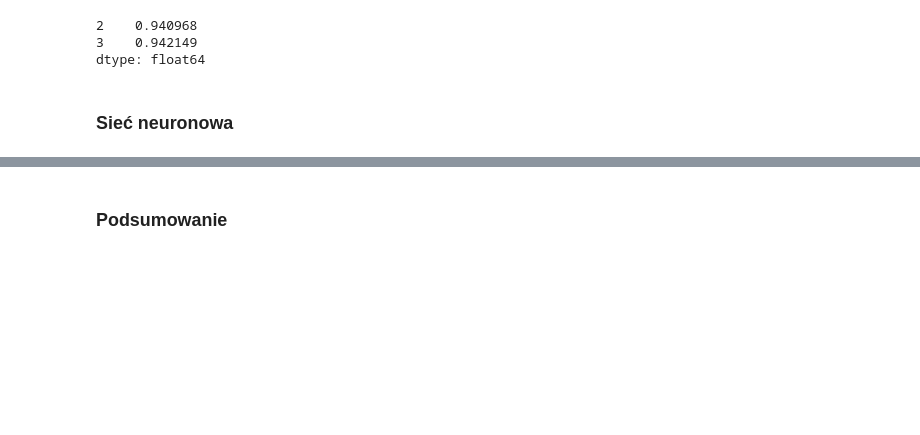
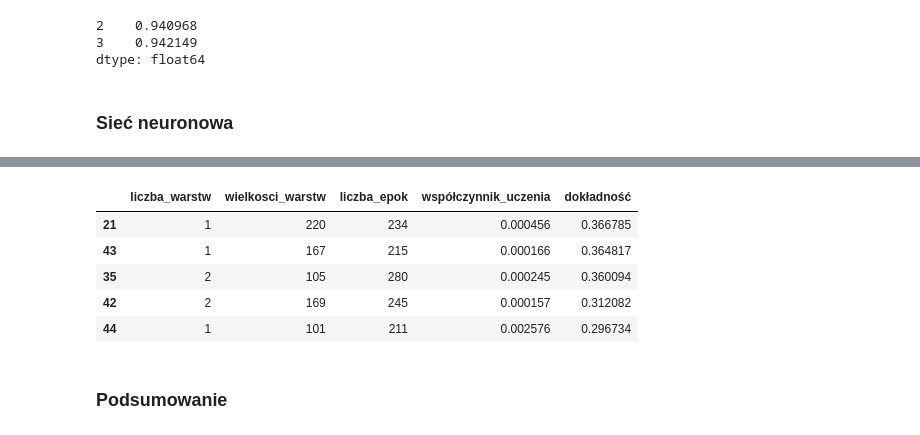
Before and after one commit to KacperUrban/Machine-learning-course, a Jupyter notebook: notebooks/Projekt_nr_4.ipynb, the cells around one changed output, grey strips where cells are left out. Saved outputs shown, nothing was run; the diff lists cells and outputs as text; code cells hidden in the pictures; blank space fills up the shorter version.

```diff
--- a/notebooks/Projekt_nr_4.ipynb
+++ b/notebooks/Projekt_nr_4.ipynb
@@ -1561,0 +1581,32 @@ def test_clf(model, dataloader, criterion):
+# %%
+errors_table = {
+        "liczba_warstw" : [],
+        "wielkosci_warstw" : [],
+        "liczba_epok" : [],
+        "współczynnik_uczenia": [],
+        "dokładność": []
+}
+def objective(trial):
+    params = {
+        "liczba_warstw" : trial.suggest_int("liczba_warstw", low=1, high=10),
+        "wielkosci_warstw" : trial.suggest_int("wielkość_warstw", low=1, high=256),
+        "liczba_epok" : trial.suggest_int("liczba_epok", low=1, high=300),
+        "współczynnik_uczenia": trial.suggest_float("wspołczynnik_uczenia", low=5e-6, high=5e-2)
+    }
+    warstwy = [params["wielkosci_warstw"] for _ in range(params["liczba_warstw"])]
+    model = PokemonClassifier(10, warstwy, output_size)
+    lr = params["współczynnik_uczenia"]
+    num_epochs = params["liczba_epok"]
+    optimizer = torch.optim.Adam(model.parameters(), lr=lr)
+    criterion = nn.CrossEntropyLoss()
+
+    for epoch in tqdm(range(num_epochs), desc="Training Progress"):
+        train_loss = train_clf(model, train_dataloader, optimizer, criterion)
+        test_loss, accuracy = test_clf(model, test_dataloader, criterion)
+
+    errors_table["liczba_warstw"].append(params["liczba_warstw"])
+    errors_table["wielkosci_warstw"].append(params["wielkosci_warstw"])
+    errors_table["liczba_epok"].append(params["liczba_epok"])
+    errors_table["współczynnik_uczenia"].append(params["współczynnik_uczenia"])
+    errors_table["dokładność"].append(accuracy)
+    return accuracy
@@ -1562,3 +1639,13 @@ def test_clf(model, dataloader, criterion):
+# %%
+df_error_table = pd.DataFrame(errors_table)
+df_error_table.sort_values("dokładność", ascending=False).head()
+# %% [output]
+|  | liczba_warstw | wielkosci_warstw | liczba_epok | współczynnik_uczenia | dokładność |
+| 21 | 1 | 220 | 234 | 0.000456 | 0.366785 |
+| 43 | 1 | 167 | 215 | 0.000166 | 0.364817 |
+| 35 | 2 | 105 | 280 | 0.000245 | 0.360094 |
+| 42 | 2 | 169 | 245 | 0.000157 | 0.312082 |
+| 44 | 1 | 101 | 211 | 0.002576 | 0.296734 |
 # %%
 num_epochs = 261
 input_size = X_train.shape[1]
```
Also changed, not shown: parts of 6 cells of this notebook.
